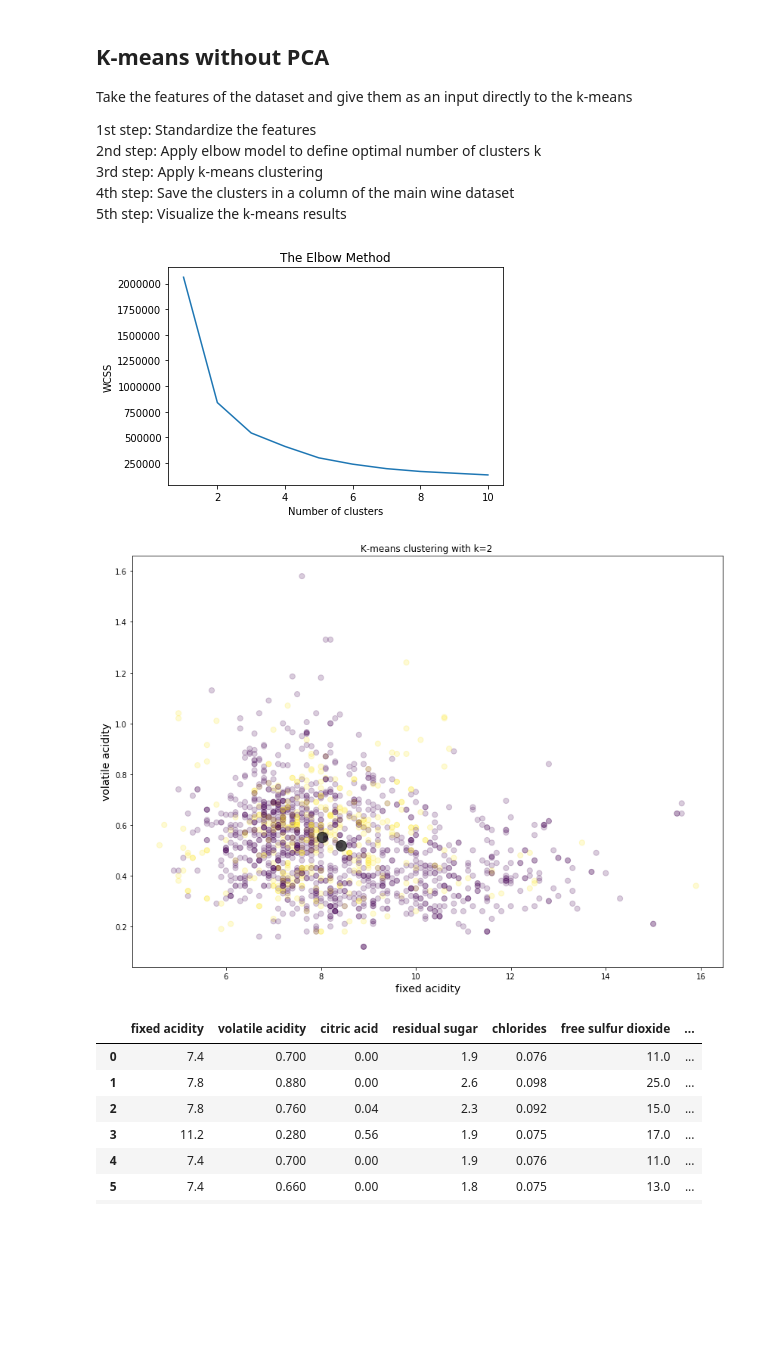
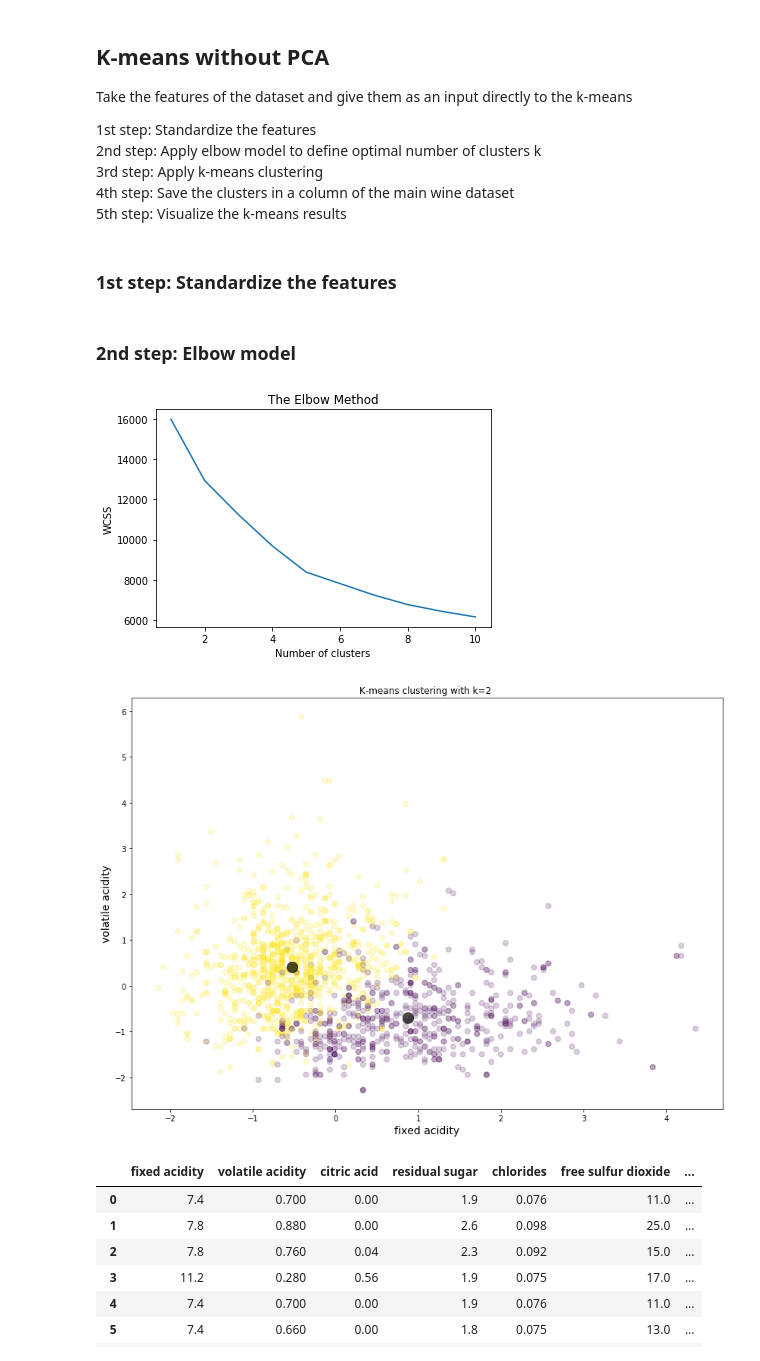
Before and after one commit to stamatelou/Intro_to_Data_Science, a Jupyter notebook: PCA + k-means Clustering.ipynb, the cells around one changed output. Drawn from its saved outputs; the diff is of its cells as text; code cells hidden in the pictures; blank space fills up the shorter version.

```diff
--- a/PCA + k-means Clustering.ipynb
+++ b/PCA + k-means Clustering.ipynb
@@ -105,7 +101,7 @@ after scaling minimum [-2.13704486 -2.27827974 -1.39147228 -1.16269634 -1.603944
 # %%
 # Main core of PCA
 from sklearn.decomposition import PCA
-pca=PCA(n_components=5) # define desired number of PCA components
+pca=PCA(n_components=2) # define desired number of PCA components
 # fit to cpmpute the pca components and transform to apply PCA components on the standardized data-->
 # creates the PCA components for each row
 X_pca=pca.fit_transform(X_scaled)
@@ -193,6 +202,8 @@ plt.show()
 from sklearn.cluster import KMeans
 clusters=2
 # Compute k-means clustering and Predict the closest cluster each sample in X belongs to.
-y_kmeans = KMeans(n_clusters=clusters, random_state=0).fit_predict(X_pca)
-df['cluster_pca'] = pd.DataFrame(y_kmeans)
-# Adding cluster to the wine datasets
+kmeans = KMeans(n_clusters=clusters, random_state=0).fit(X_pca)
+y_kmeans= kmeans.predict(X_pca)
+cluster_pca = pd.DataFrame(y_kmeans)
+# Adding cluster to the wine dataset
+df['cluster_pca'] = cluster_pca
@@ -226,3 +234,10 @@ dataset1_standardized = pd.DataFrame(X)
+# %% [markdown]
+### 1st step: Standardize the features
+# %%
+#standardize the data
+dataset1_standardized = StandardScaler().fit_transform(X)
+# %% [markdown]
+### 2nd step: Elbow model
 # %%
 # find the appropriate cluster number
 plt.figure(figsize=(6, 4))
@@ -238,24 +253,29 @@ plt.xlabel('Number of clusters')
 plt.ylabel('WCSS')
 plt.show()
 # %% [output]
-[figure, old version]
+[figure, new version]
 # %%
 clusters=2
-y_kmeans2 = KMeans(n_clusters=clusters, random_state=0).fit_predict(dataset1_standardized) # Compute k-means clustering
-df['cluster']= pd.DataFrame(y_kmeans2) # Adding cluster to the wine dataset
+kmeans2 = KMeans(n_clusters=clusters, random_state=0).fit(dataset1_standardized)
+y_kmeans2=kmeans2.predict(dataset1_standardized) # Compute k-means clustering
+cluster2= pd.DataFrame(y_kmeans2)
+# Adding cluster to the wine dataset
+df['cluster'] = cluster2
 # %%
+dataset1_standardized=pd.DataFrame(dataset1_standardized)
 plt.figure(figsize=(14,10))
-plt.scatter(df['fixed acidity'], df['volatile acidity'], c=df['cluster'], s=50 , alpha =.2)
+plt.scatter(dataset1_standardized.iloc[:,0],dataset1_standardized.iloc[:,1], c=df['cluster'], s=50 , alpha =.2)
 centers2 = kmeans2.cluster_centers_
+
 plt.scatter(centers2[:, 0], centers2[:, 1], c='black', s=200, alpha=0.7);
 
 
 plt.xlabel("fixed acidity",fontsize=14)
 plt.ylabel("volatile acidity",fontsize=14)
 plt.title('K-means clustering with k={} '.format(clusters))
 plt.show()
 # %% [output]
-[figure, old version]
+[figure, new version]
 # %%
 df.head(20)
 # %% [output]
```
Also changed, not shown: parts of 27 cells of this notebook.
